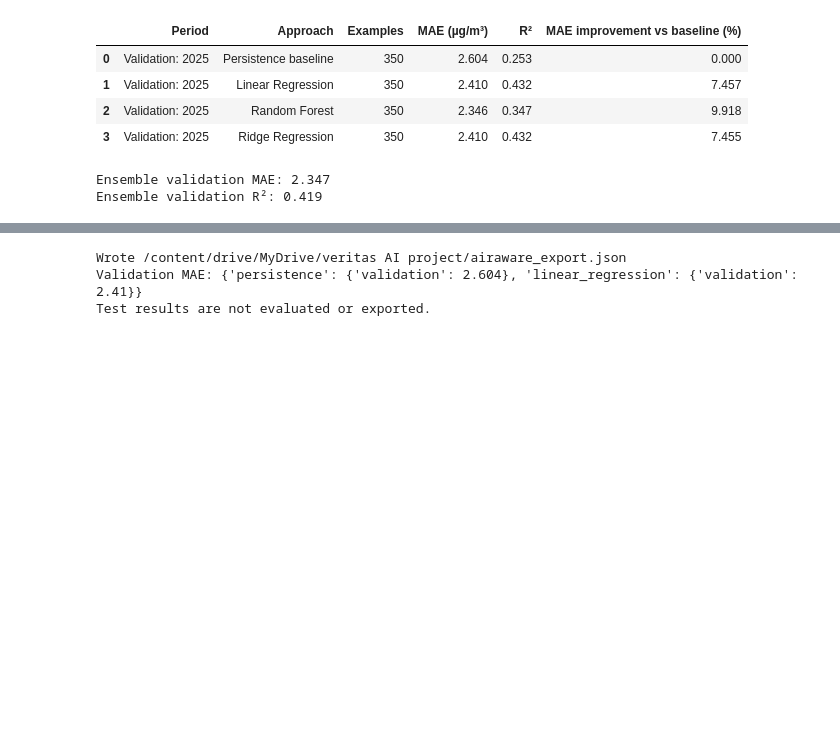
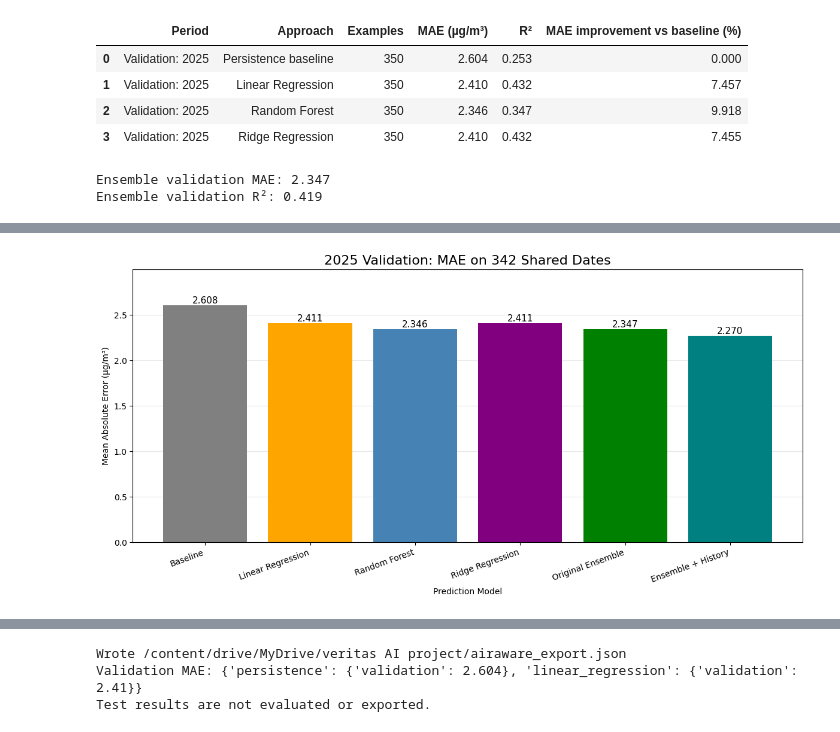
Before and after one commit to TASRUNNER2010/Hackathon, a Jupyter notebook: Hackathon.ipynb, the cells around one changed output, grey strips where cells are left out. Cells and saved outputs as stored; diff of their text form; code cells hidden in the pictures; blank space fills up the shorter version.

```diff
--- a/Hackathon.ipynb
+++ b/Hackathon.ipynb
@@ -889,0 +784,93 @@ Improvement Over Baseline: 9.87%
+# %%
+import matplotlib.pyplot as plt
+from sklearn.metrics import mean_absolute_error
+
+# Use the same history-eligible validation examples for every approach.
+comparison_data = history_validation.sort_values("target_date")
+actual_values = comparison_data["pm25_tomorrow"]
+
+# Calculate fresh predictions to avoid relying on earlier graph variables.
+linear_predictions = model.predict(comparison_data[features])
+forest_predictions = rf_model.predict(comparison_data[features])
+ridge_predictions = ridge_model.predict(comparison_data[features])
+
+# Original ensemble: average Linear Regression and Random Forest.
+original_ensemble_predictions = (
+    linear_predictions + forest_predictions
+) / 2
+
+# Improved ensemble: both models receive pollution-history features.
+history_ensemble_predictions = (
+    history_lr_model.predict(comparison_data[history_features])
+    + history_rf_model.predict(comparison_data[history_features])
+) / 2
+
+# Store predictions for all approaches on identical validation dates.
+predictions = {
+    "Baseline": comparison_data["pm25"],
+    "Linear Regression": linear_predictions,
+    "Random Forest": forest_predictions,
+    "Ridge Regression": ridge_predictions,
+    "Original Ensemble": original_ensemble_predictions,
+    "Ensemble + History": history_ensemble_predictions
+}
+
+# Calculate MAE for each approach.
+models = list(predictions.keys())
+errors = [
+    mean_absolute_error(actual_values, predictions[name])
+    for name in models
+]
+
+# Create the error comparison graph.
+fig, ax = plt.subplots(figsize=(12, 6))
+
+bars = ax.bar(
+    models,
+    errors,
+    color=[
+        "gray",
+        "orange",
+        "steelblue",
+        "purple",
+        "green",
+        "teal"
+    ]
+)
+
+# Display MAE values above each bar.
+for bar in bars:
+    height = bar.get_height()
+
+    ax.text(
+        bar.get_x() + bar.get_width() / 2,
+        height,
+        f"{height:.3f}",
+        ha="center",
+        va="bottom",
+        fontsize=11
+    )
+
+# Label the graph and note the shared evaluation sample.
+ax.set_title(
+    f"2025 Validation: MAE on {len(comparison_data)} Shared Dates",
+    fontsize=16
+)
+ax.set_xlabel("Prediction Model")
+ax.set_ylabel("Mean Absolute Error (µg/m³)")
+ax.set_ylim(0, max(errors) * 1.15)
+ax.grid(axis="y", alpha=0.3)
+ax.set_axisbelow(True)
+
+plt.xticks(rotation=20, ha="right")
+plt.tight_layout()
+plt.show()
+
+# Rank approaches by validation MAE; lower is better.
+ranking = sorted(zip(models, errors), key=lambda item: item[1])
+
+print("\nValidation MAE Ranking:")
+for rank, (name, error) in enumerate(ranking, start=1):
+    print(f"{rank}. {name}: {error:.3f} µg/m³")
+# %% [output]
+[figure, added]
```
Also changed, not shown: parts of 9 cells of this notebook.
